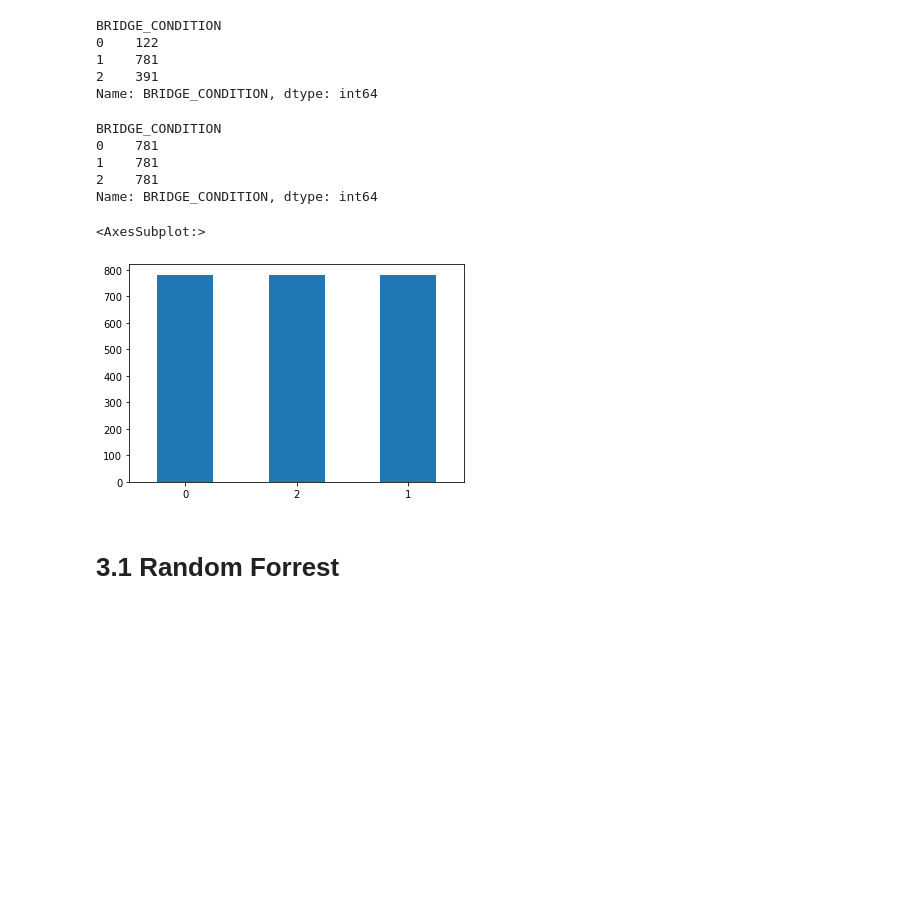
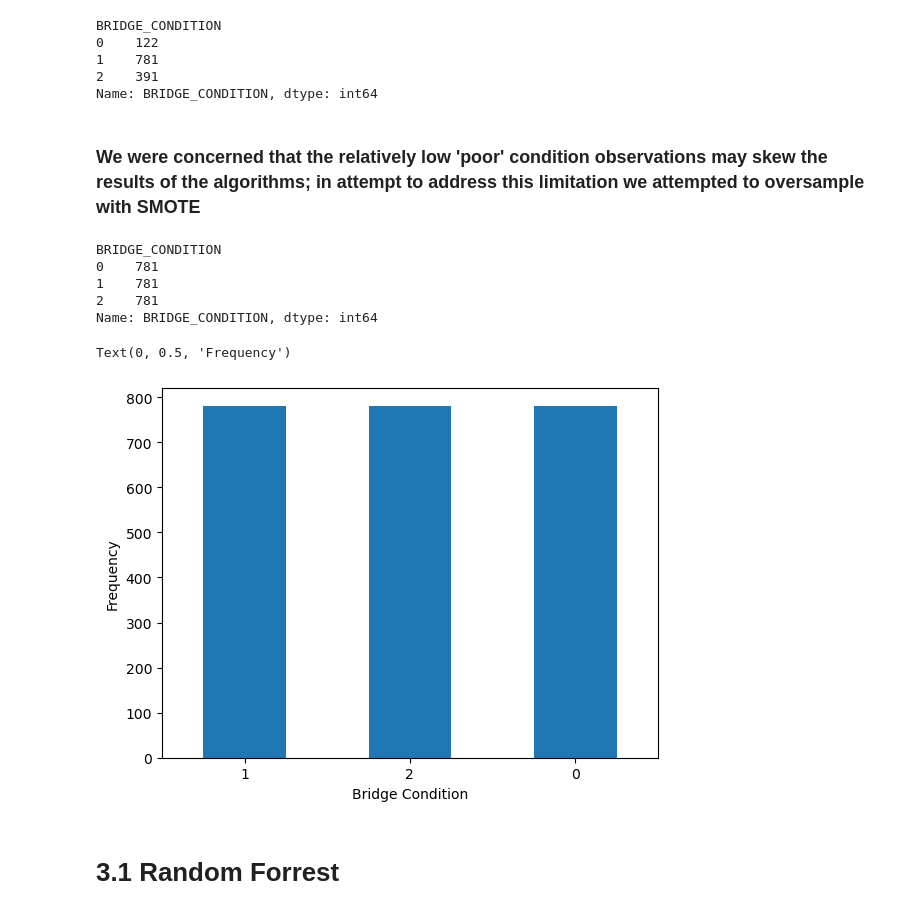
Before and after one commit to megan0422/DABPFinalProject, a Jupyter notebook: Bridge_Only_Classification_Models_Final_with_oversampling.ipynb, the cells around one changed output. Saved outputs shown, nothing was run; the diff lists cells and outputs as text; code cells hidden in the pictures; blank space fills up the shorter version.

```diff
--- a/Bridge_Only_Classification_Models_Final_with_oversampling.ipynb
+++ b/Bridge_Only_Classification_Models_Final_with_oversampling.ipynb
@@ -36,7 +36,7 @@ from collections import Counter
 from sklearn.model_selection import train_test_split #from imblearn import under_sampling, over_sampling
 # %%
 #Loading PA bridge dataset and filtering out bridges outside of Allegheny County
-PA22 = pd.read_csv("PA22.csv")
+PA22 = pd.read_csv("PA22 - PA22.csv")
 PA22_allegheny = PA22[PA22["COUNTY_CODE_003"] == 3]
 PA22_allegheny.head()
 # %% [output]
@@ -398,6 +396,8 @@ BRIDGE_CONDITION
 1    781
 2    391
 Name: BRIDGE_CONDITION, dtype: int64
+# %% [markdown]
+### We were concerned that the relatively low 'poor' condition observations may skew the results of the algorithms; in attempt to address this limitation we attempted to oversample with SMOTE
 # %%
 y = df.loc[:, df.columns =='BRIDGE_CONDITION']
 X = df.loc[:, df.columns!= 'BRIDGE_CONDITION']
@@ -415,10 +415,12 @@ BRIDGE_CONDITION
 2    781
 Name: BRIDGE_CONDITION, dtype: int64
 # %%
-y['BRIDGE_CONDITION'].value_counts().plot.bar(rot=0) #bridges by condition
+fig = y['BRIDGE_CONDITION'].value_counts().plot.bar(rot=0) #bridges by condition
+fig.set_xlabel("Bridge Condition")
+fig.set_ylabel("Frequency")
 # %% [output]
-<AxesSubplot:>
+Text(0, 0.5, 'Frequency')
-[figure, old version]
+[figure, new version]
 # %% [markdown]
 # 3.1 Random Forrest
 # %%
```
Also changed, not shown: parts of 13 cells of this notebook.
